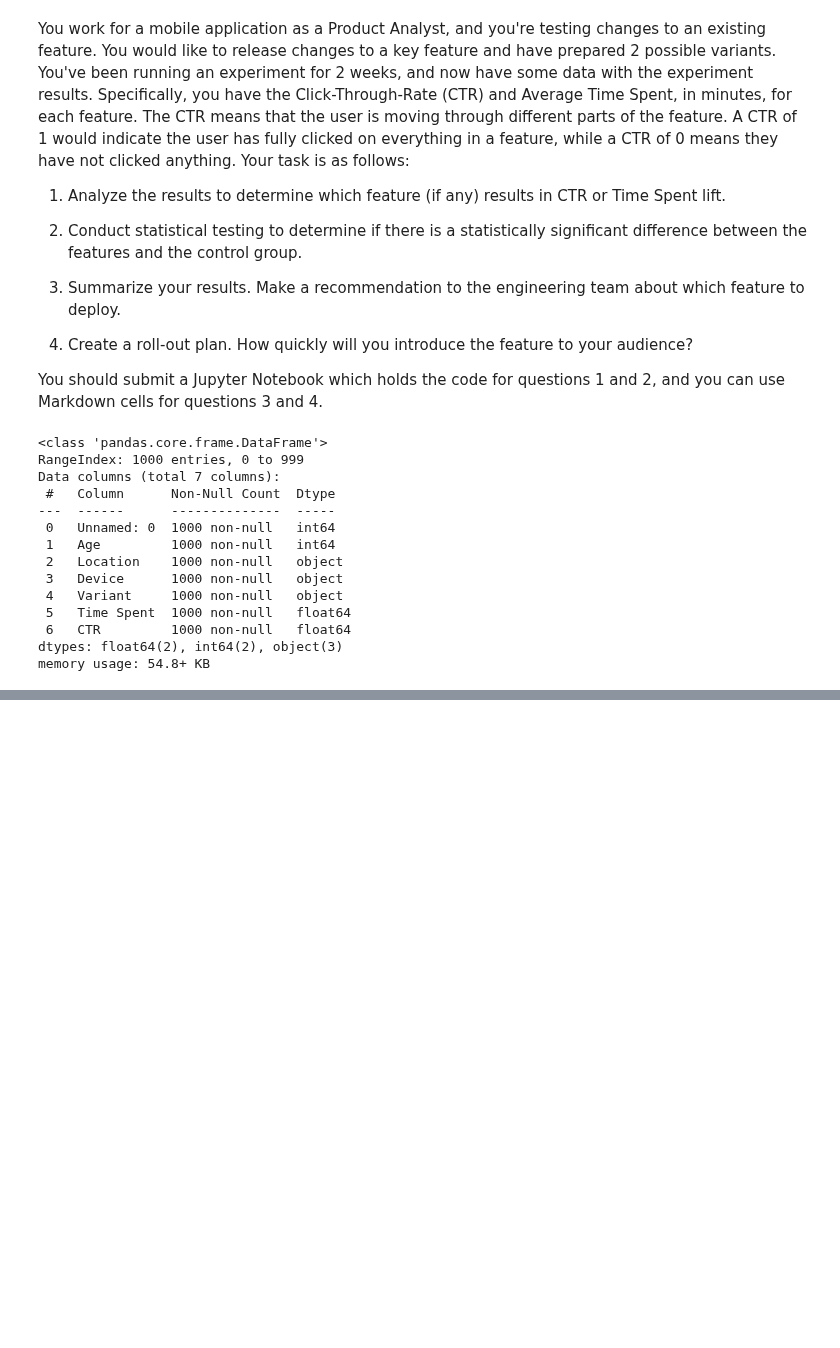
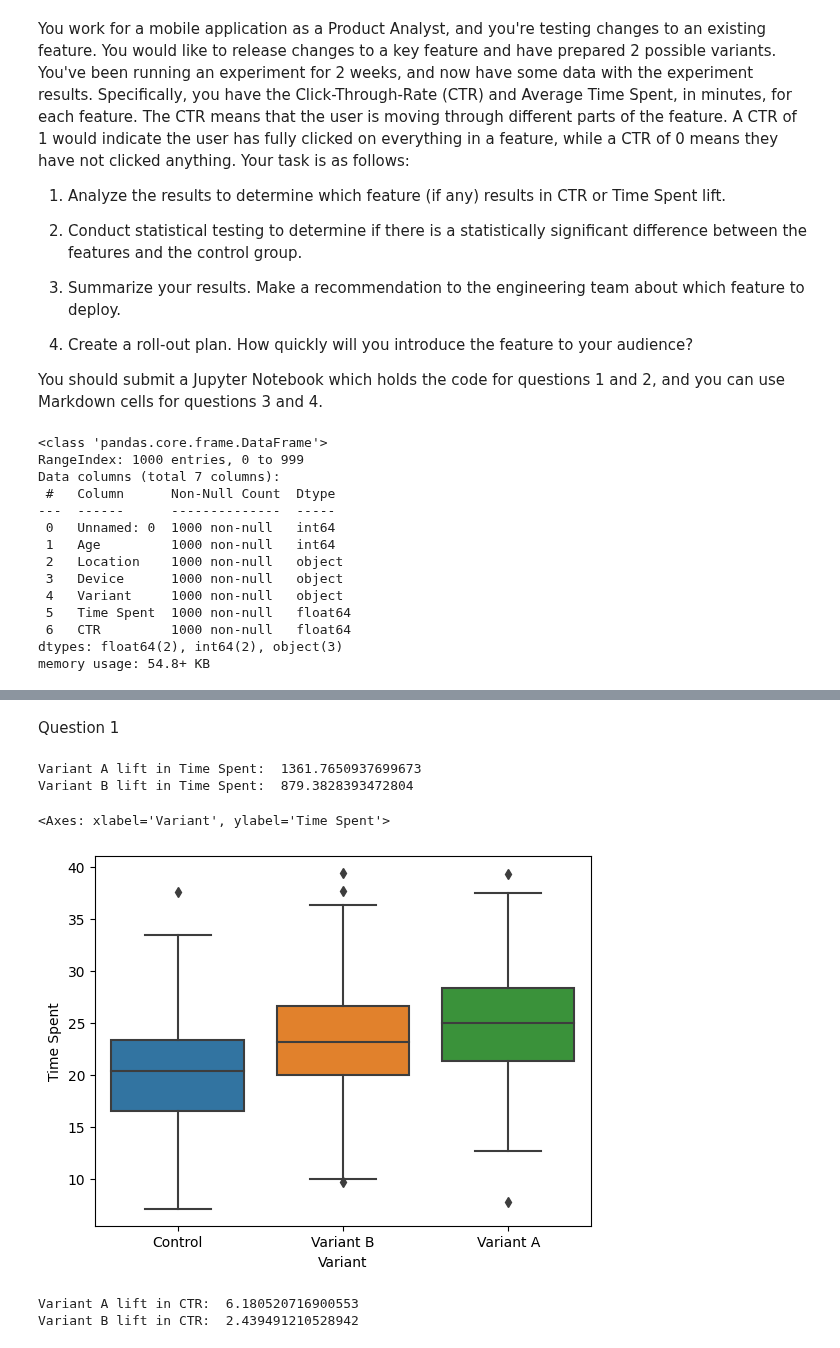
Before and after one commit to jreid94/schulich_data_science, a Jupyter notebook: Data Science A2/Jreid_A2.ipynb, the cells around one changed output, grey strips where cells are left out. Drawn from its saved outputs; the diff is of its cells as text; code cells hidden in the pictures; blank space fills up the shorter version.

```diff
--- a/Data Science A2/Jreid_A2.ipynb
+++ b/Data Science A2/Jreid_A2.ipynb
@@ -35,0 +52,25 @@ memory usage: 54.8+ KB
+# %% [markdown]
+Question 1
+# %%
+df2 = df.groupby(by = 'Variant')['Time Spent'].sum()
+varA = df2['Variant A'] - df2['Control']
+varB = df2['Variant B'] - df2['Control']
+print('Variant A lift in Time Spent: ', varA)
+print('Variant B lift in Time Spent: ', varB)
+# %% [output]
+Variant A lift in Time Spent:  1361.7650937699673
+Variant B lift in Time Spent:  879.3828393472804
+# %%
+sns.boxplot(data = df, x = 'Variant', y = 'Time Spent')
+# %% [output]
+<Axes: xlabel='Variant', ylabel='Time Spent'>
+[figure, added]
+# %%
+df2 = df.groupby(by = 'Variant')['CTR'].sum()
+varA = df2['Variant A'] - df2['Control']
+varB = df2['Variant B'] - df2['Control']
+print('Variant A lift in CTR: ', varA)
+print('Variant B lift in CTR: ', varB)
+# %% [output]
+Variant A lift in CTR:  6.180520716900553
+Variant B lift in CTR:  2.439491210528942
```
Also changed, not shown: parts of 9 cells of this notebook.
